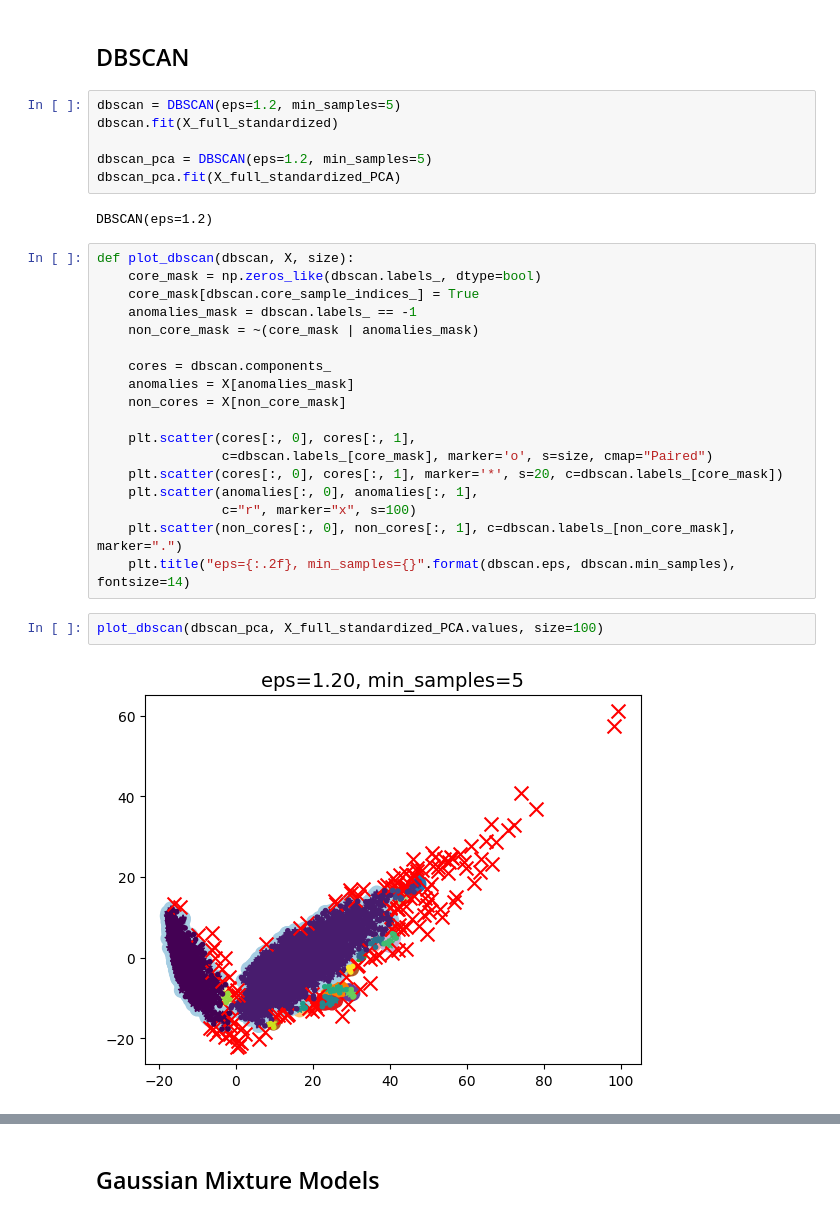
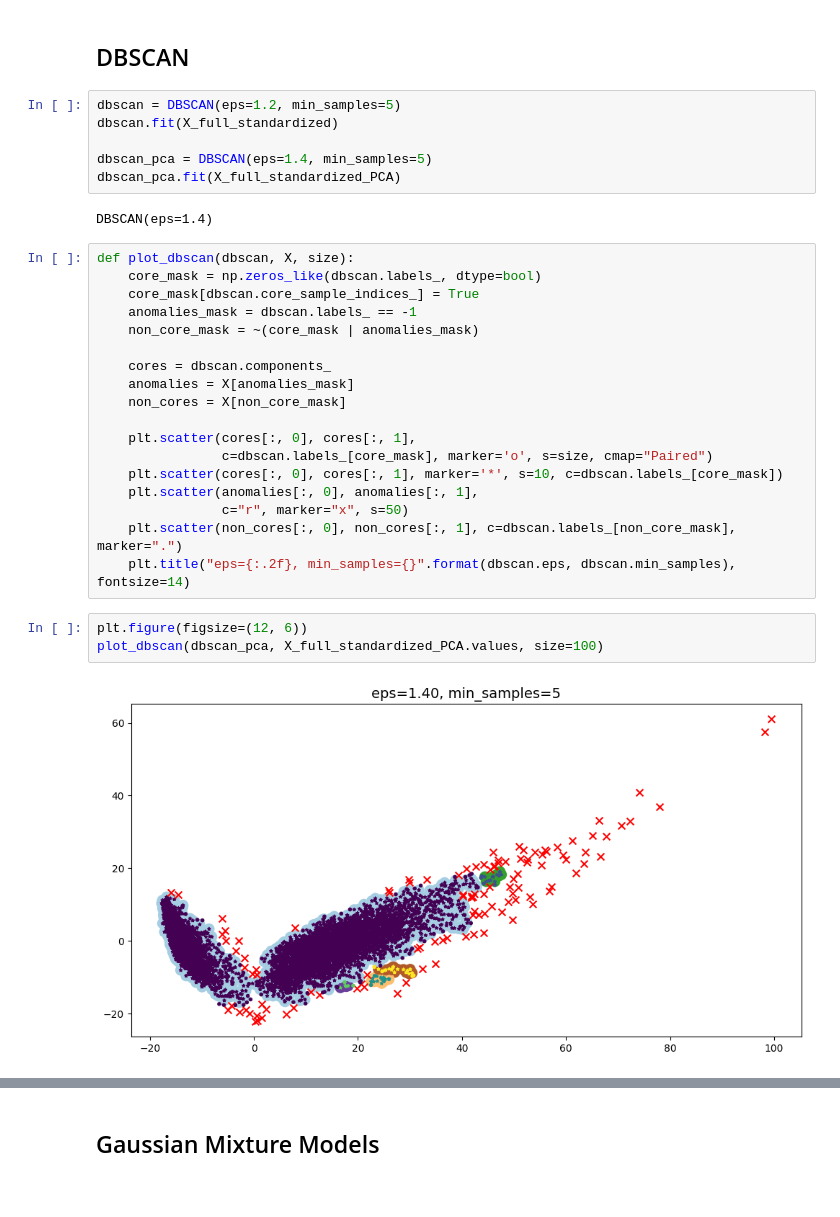
Before and after one commit to Margolka/Module_16_ch4, a Jupyter notebook: ex01.ipynb, the cells around one changed output, grey strips where cells are left out. Drawn from its saved outputs; the diff is of its cells as text.

```diff
--- a/ex01.ipynb
+++ b/ex01.ipynb
@@ -222,10 +260,10 @@ plt.show()
 dbscan = DBSCAN(eps=1.2, min_samples=5)
 dbscan.fit(X_full_standardized)
 
-dbscan_pca = DBSCAN(eps=1.2, min_samples=5)
+dbscan_pca = DBSCAN(eps=1.4, min_samples=5)
 dbscan_pca.fit(X_full_standardized_PCA)
 # %% [output]
-DBSCAN(eps=1.2)
+DBSCAN(eps=1.4)
 # %%
 def plot_dbscan(dbscan, X, size):
     core_mask = np.zeros_like(dbscan.labels_, dtype=bool)
@@ -239,12 +277,13 @@ def plot_dbscan(dbscan, X, size):
 
     plt.scatter(cores[:, 0], cores[:, 1],
                 c=dbscan.labels_[core_mask], marker='o', s=size, cmap="Paired")
-    plt.scatter(cores[:, 0], cores[:, 1], marker='*', s=20, c=dbscan.labels_[core_mask])
+    plt.scatter(cores[:, 0], cores[:, 1], marker='*', s=10, c=dbscan.labels_[core_mask])
     plt.scatter(anomalies[:, 0], anomalies[:, 1],
-                c="r", marker="x", s=100)
+                c="r", marker="x", s=50)
     plt.scatter(non_cores[:, 0], non_cores[:, 1], c=dbscan.labels_[non_core_mask], marker=".")
     plt.title("eps={:.2f}, min_samples={}".format(dbscan.eps, dbscan.min_samples), fontsize=14)
 # %%
+plt.figure(figsize=(12, 6))
 plot_dbscan(dbscan_pca, X_full_standardized_PCA.values, size=100)
 # %% [output]
-[figure, old version]
+[figure, new version]
```
Also changed, not shown: parts of 28 cells of this notebook.
